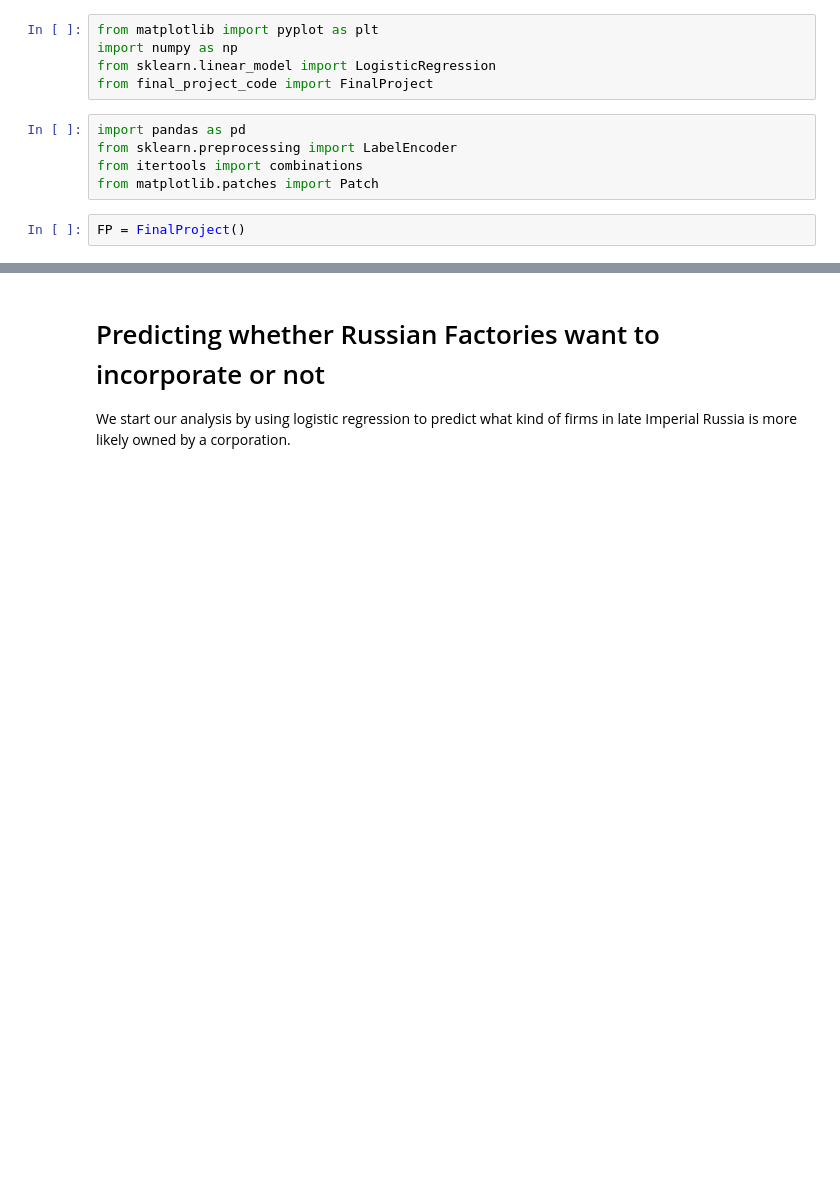
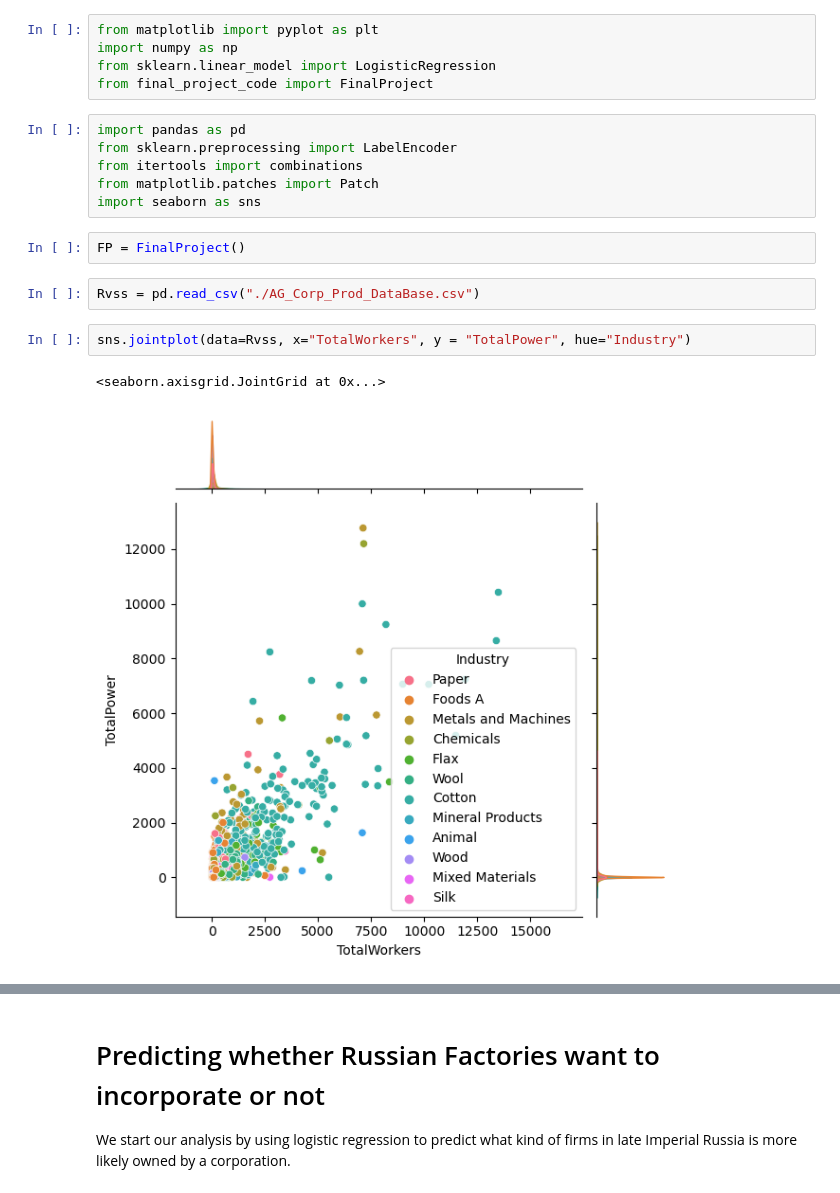
Before and after one commit to Xianzhiwang1/Leet-Code-Project, a Jupyter notebook: final-blog-post/index.ipynb, the cells around one changed output, grey strips where cells are left out. Cells and saved outputs as stored; diff of their text form; blank space fills up the shorter version.

```diff
--- a/final-blog-post/index.ipynb
+++ b/final-blog-post/index.ipynb
@@ -24,5 +24,13 @@ import pandas as pd
 from sklearn.preprocessing import LabelEncoder
 from itertools import combinations
 from matplotlib.patches import Patch
+import seaborn as sns
 # %%
 FP = FinalProject()
+# %%
+Rvss = pd.read_csv("./AG_Corp_Prod_DataBase.csv")
+# %%
+sns.jointplot(data=Rvss, x="TotalWorkers", y = "TotalPower", hue="Industry")
+# %% [output]
+<seaborn.axisgrid.JointGrid at 0x...>
+[figure, added]
```
Also changed, not shown: parts of 16 cells of this notebook, 2 other files.
